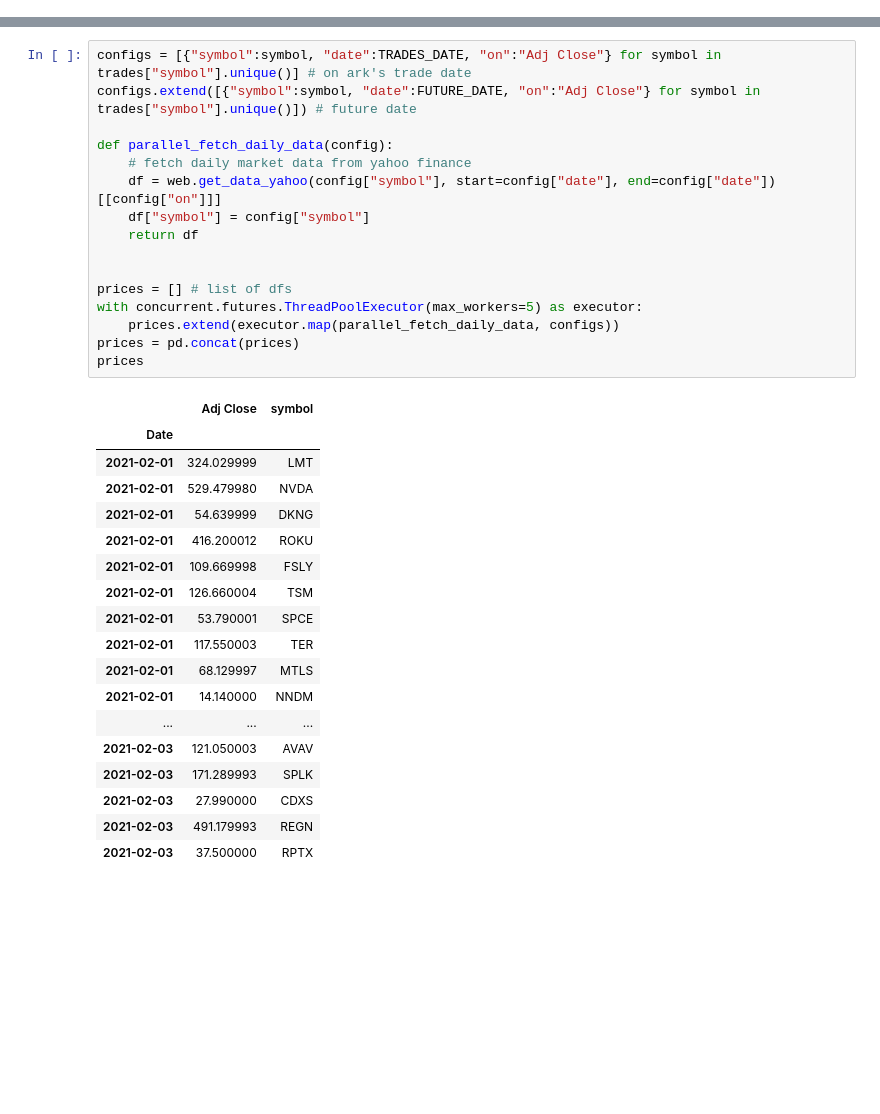
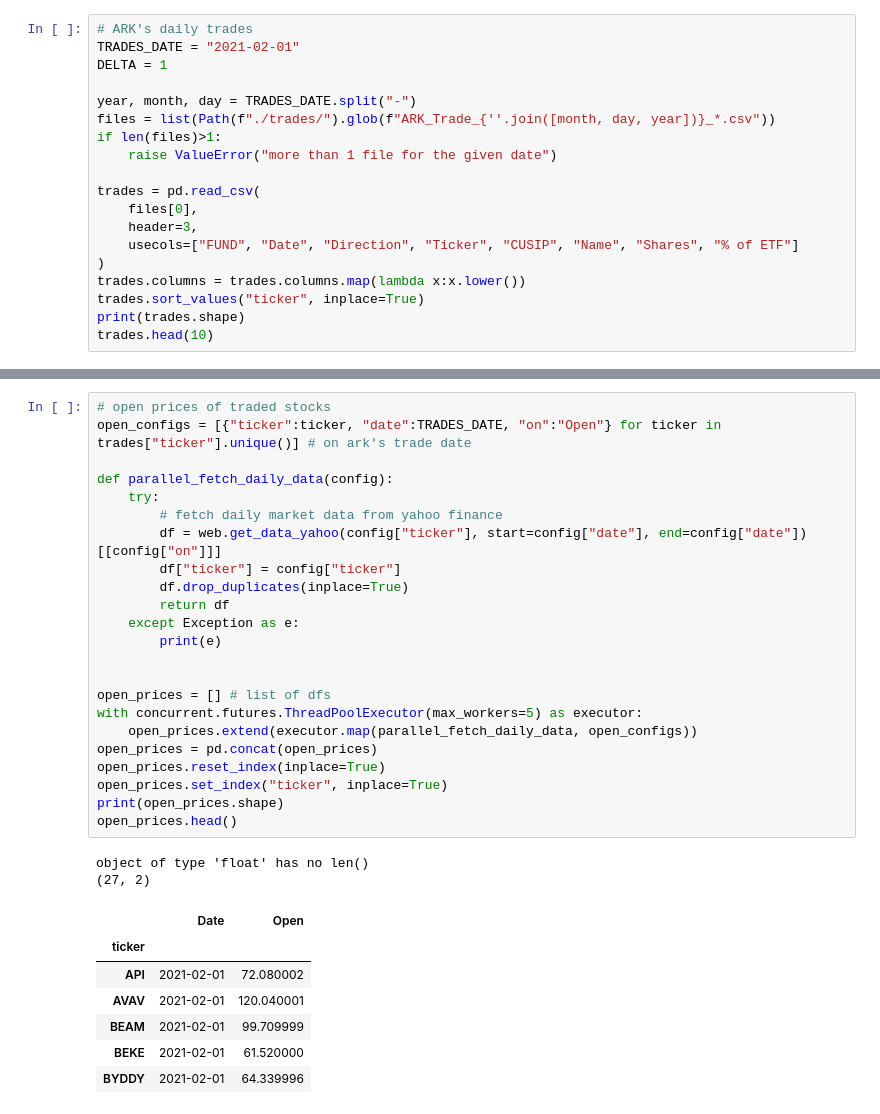
Before and after one commit to rezan21/ark-invest, a Jupyter notebook: ark-trades.ipynb, the cells around one changed output, grey strips where cells are left out. Saved outputs shown, nothing was run; the diff lists cells and outputs as text; blank space fills up the shorter version.

```diff
--- a/ark-trades.ipynb
+++ b/ark-trades.ipynb
@@ -25,0 +17,19 @@ trades.head(3)
+# %%
+# ARK's daily trades
+TRADES_DATE = "2021-02-01"
+DELTA = 1
+
+year, month, day = TRADES_DATE.split("-")
+files = list(Path(f"./trades/").glob(f"ARK_Trade_{''.join([month, day, year])}_*.csv"))
+if len(files)>1:
+    raise ValueError("more than 1 file for the given date")
+
+trades = pd.read_csv(
+    files[0],
+    header=3,
+    usecols=["FUND", "Date", "Direction", "Ticker", "CUSIP", "Name", "Shares", "% of ETF"]
+)
+trades.columns = trades.columns.map(lambda x:x.lower())
+trades.sort_values("ticker", inplace=True)
+print(trades.shape)
+trades.head(10)
@@ -26,35 +49,33 @@ trades.head(3)
 # %%
-configs = [{"symbol":symbol, "date":TRADES_DATE, "on":"Adj Close"} for symbol in trades["symbol"].unique()] # on ark's trade date
-configs.extend([{"symbol":symbol, "date":FUTURE_DATE, "on":"Adj Close"} for symbol in trades["symbol"].unique()]) # future date
+# open prices of traded stocks
+open_configs = [{"ticker":ticker, "date":TRADES_DATE, "on":"Open"} for ticker in trades["ticker"].unique()] # on ark's trade date
 
 def parallel_fetch_daily_data(config):
-    # fetch daily market data from yahoo finance
-    df = web.get_data_yahoo(config["symbol"], start=config["date"], end=config["date"])[[config["on"]]]
-    df["symbol"] = config["symbol"]
-    return df
+    try:
+        # fetch daily market data from yahoo finance
+        df = web.get_data_yahoo(config["ticker"], start=config["date"], end=config["date"])[[config["on"]]]
+        df["ticker"] = config["ticker"]
+        df.drop_duplicates(inplace=True)
+        return df
+    except Exception as e:
+        print(e)
 
 
-prices = [] # list of dfs
+open_prices = [] # list of dfs
 with concurrent.futures.ThreadPoolExecutor(max_workers=5) as executor:
-    prices.extend(executor.map(parallel_fetch_daily_data, configs))
-prices = pd.concat(prices)
-prices
+    open_prices.extend(executor.map(parallel_fetch_daily_data, open_configs))
+open_prices = pd.concat(open_prices)
+open_prices.reset_index(inplace=True)
+open_prices.set_index("ticker", inplace=True)
+print(open_prices.shape)
+open_prices.head()
 # %% [output]
+object of type 'float' has no len()
+(27, 2)
-|  | Adj Close | symbol |
-| Date |  |  |
-| 2021-02-01 | 324.029999 | LMT |
-| 2021-02-01 | 529.479980 | NVDA |
-| 2021-02-01 | 54.639999 | DKNG |
-| 2021-02-01 | 416.200012 | ROKU |
-| 2021-02-01 | 109.669998 | FSLY |
-| 2021-02-01 | 126.660004 | TSM |
-| 2021-02-01 | 53.790001 | SPCE |
-| 2021-02-01 | 117.550003 | TER |
-| 2021-02-01 | 68.129997 | MTLS |
-| 2021-02-01 | 14.140000 | NNDM |
-| ... | ... | ... |
-| 2021-02-03 | 121.050003 | AVAV |
-| 2021-02-03 | 171.289993 | SPLK |
-| 2021-02-03 | 27.990000 | CDXS |
-| 2021-02-03 | 491.179993 | REGN |
-| 2021-02-03 | 37.500000 | RPTX |
+|  | Date | Open |
+| ticker |  |  |
+| API | 2021-02-01 | 72.080002 |
+| AVAV | 2021-02-01 | 120.040001 |
+| BEAM | 2021-02-01 | 99.709999 |
+| BEKE | 2021-02-01 | 61.520000 |
+| BYDDY | 2021-02-01 | 64.339996 |
```
Also changed, not shown: parts of 15 cells of this notebook, 4 other files.
